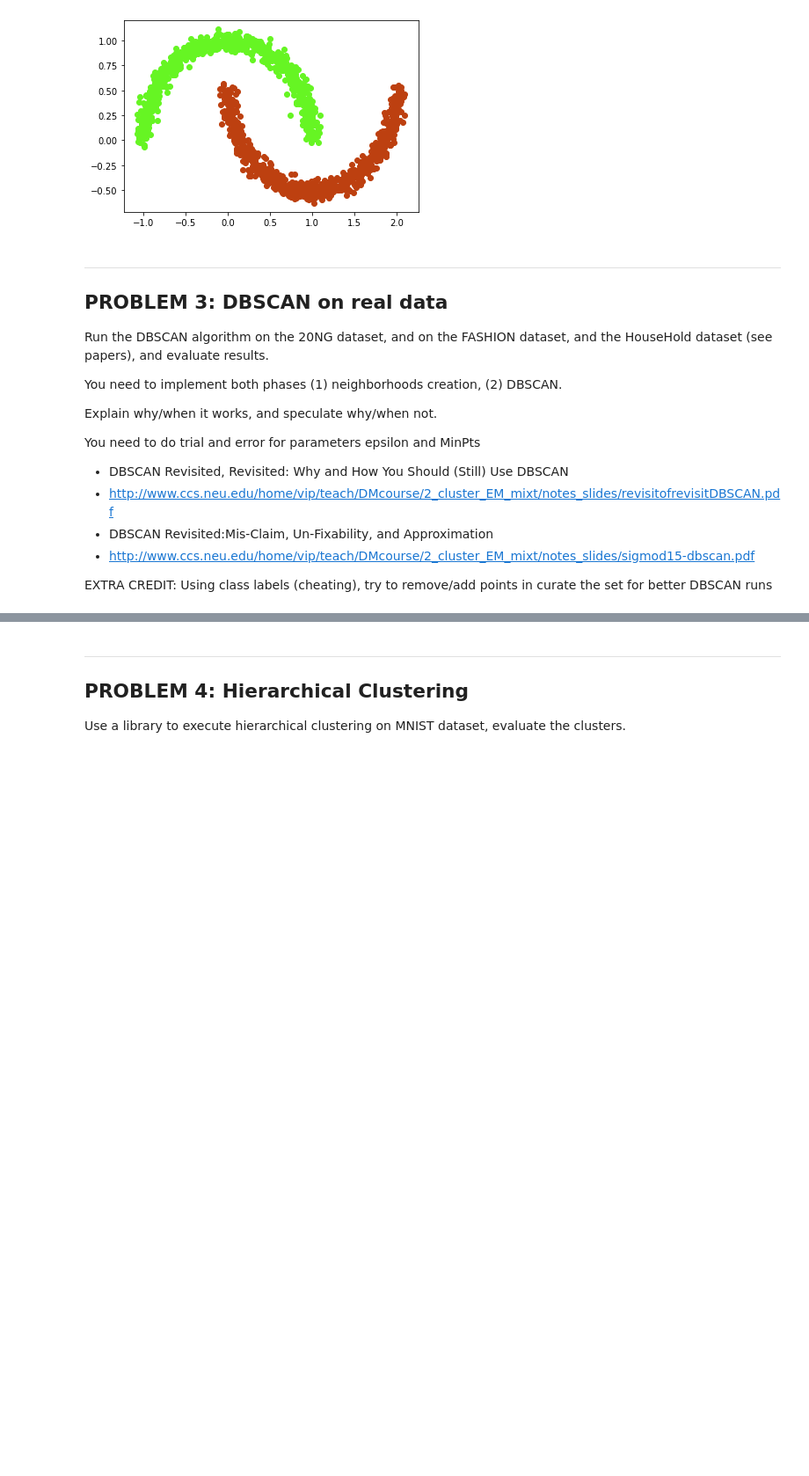
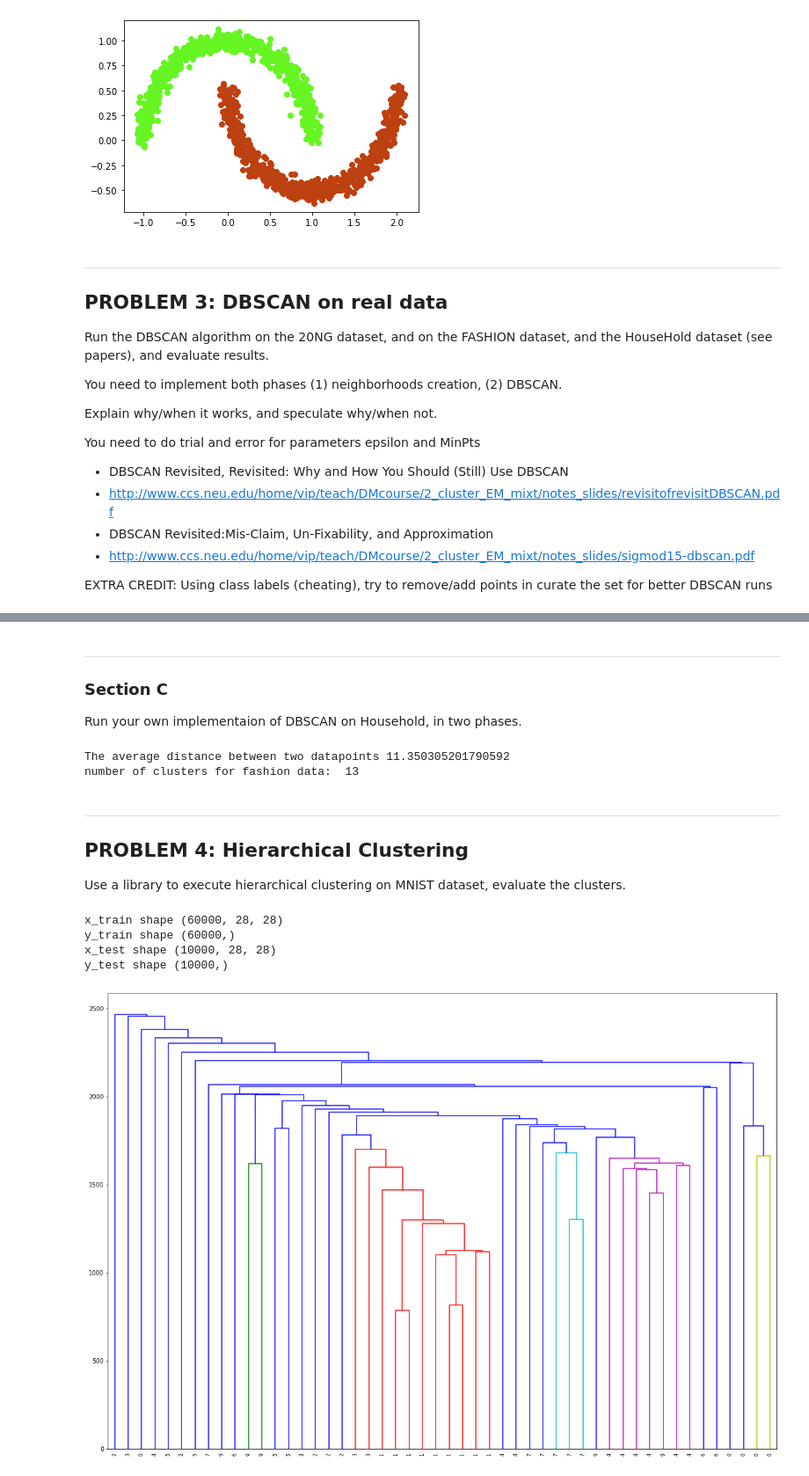
Before and after one commit to linyu3294/cs6220-data-minning-hw, a Jupyter notebook: cs6220_hw3.ipynb, the cells around one changed output, grey strips where cells are left out. Shown at 88% size. Saved outputs shown, nothing was run; the diff lists cells and outputs as text; code cells hidden in the pictures; blank space fills up the shorter version.

```diff
--- a/cs6220_hw3.ipynb
+++ b/cs6220_hw3.ipynb
@@ -263,0 +345,4 @@ EXTRA CREDIT: Using class labels (cheating), try to remove/add points in curate
+# %% [markdown]
+---
+### **Section C**
+Run your own implementaion of DBSCAN on Household, in two phases.
@@ -264,6 +368,61 @@ EXTRA CREDIT: Using class labels (cheating), try to remove/add points in curate
+# %%
+dataset = parse_household_data('/content/drive/MyDrive/NEU ALIGN CS Masters/CS6220 Data Mining/Colab Notebooks/household_power_consumption.txt', [2,3,4,5,6,7,8])
+
+epsilon = 5
+discovery = neighbours_discovery(dataset, epsilon)
+distances = discovery[0]
+neighbours = discovery[1]
+
+print('The average distance between two datapoints',mean_dist)
+
+household_scan = bfs_dbscan(neighbours, minPT=3)
+visited = household_scan['visited']
+clusters = household_scan['clusters']
+noise = household_scan['noise']
+
+print('number of clusters for household data: ', len(clusters))
+# %% [output]
+The average distance between two datapoints 11.350305201790592
+number of clusters for fashion data:  13
 # %% [markdown]
 ---
 
 ## **PROBLEM 4: Hierarchical Clustering**
 
 Use a library to execute hierarchical clustering on MNIST dataset, evaluate the clusters.
+# %%
+from keras.datasets import mnist
+
+(x_train, y_train), (x_test, y_test) = mnist.load_data()
+
+# let's print the shape before we reshape and normalize
+print("x_train shape", x_train.shape)
+print("y_train shape", y_train.shape)
+print("x_test shape", x_test.shape)
+print("y_test shape", y_test.shape)
+# %% [output]
+x_train shape (60000, 28, 28)
+y_train shape (60000,)
+x_test shape (10000, 28, 28)
+y_test shape (10000,)
+# %%
+from scipy.cluster.hierarchy import dendrogram, linkage
+from matplotlib import pyplot as plt
+from sklearn.decomposition import PCA
+
+newsgroups_test = np.reshape(x_test, (10000, 784))
+newsgroups_test = newsgroups_test[0:50]
+
+linked = linkage(newsgroups_test, 'single')
+
+labelList = range(1, 11)
+
+plt.figure(figsize=(20, 14))
+dendrogram(linked[:50],
+            orientation='top',
+            labels=y_test[0:50],
+            distance_sort='descending',
+            show_leaf_counts=True)
+plt.show()
+# %% [output]
+[figure, added]
```
Also changed, not shown: parts of 6 cells of this notebook.
